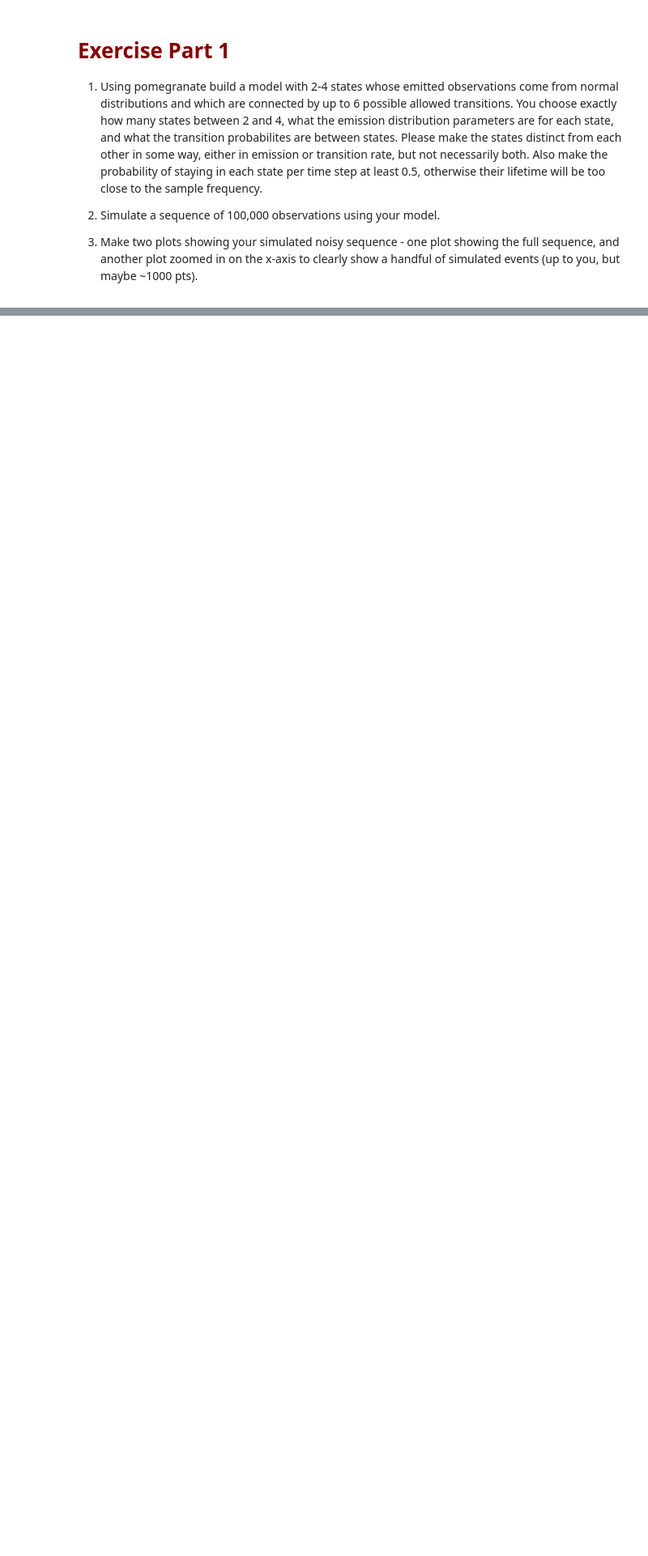
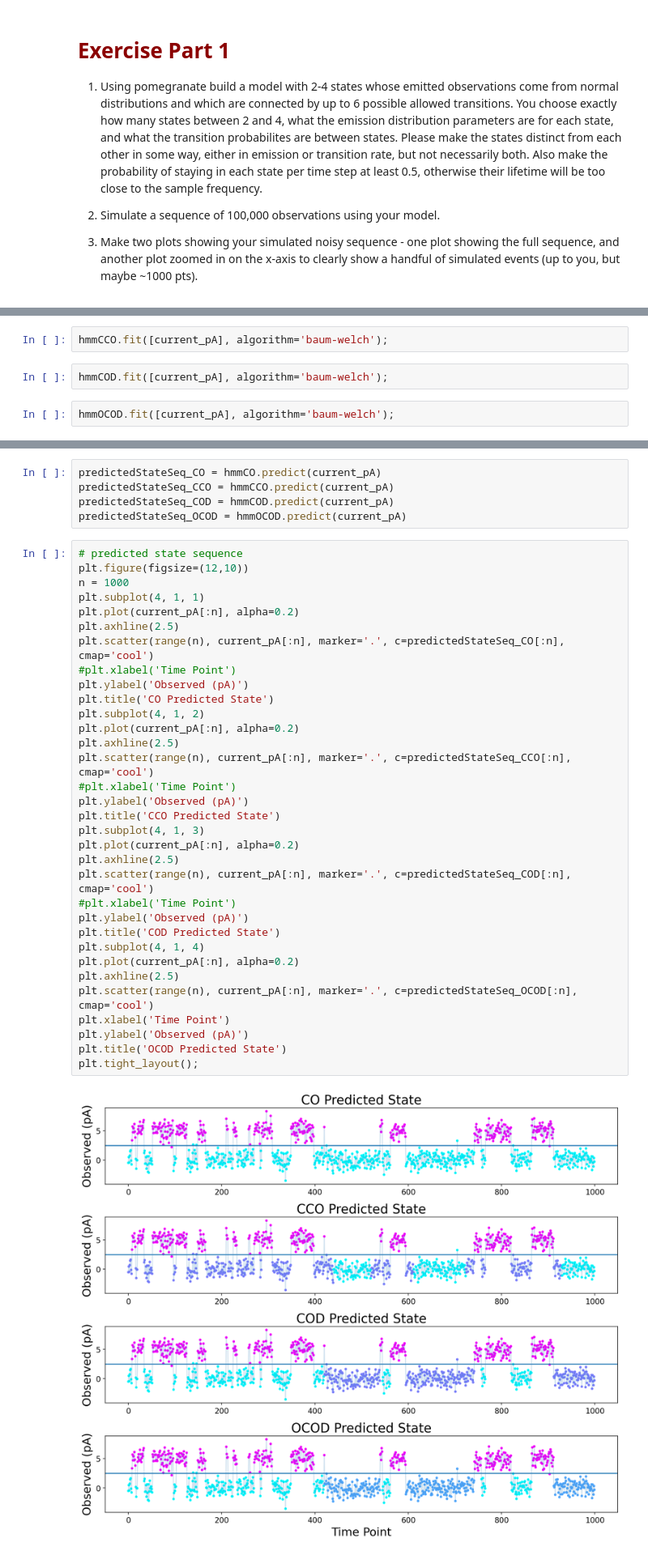
Before and after one commit to marcel-goldschen-ohm/NEU-365P-385L-Spring-2022, a Jupyter notebook: lectures/13 - hidden markov models/hidden-markov-models.ipynb, the cells around one changed output, grey strips where cells are left out. Shown at 81% size. Cells and saved outputs as stored; diff of their text form; blank space fills up the shorter version.

```diff
--- a/lectures/13 - hidden markov models/hidden-markov-models.ipynb
+++ b/lectures/13 - hidden markov models/hidden-markov-models.ipynb
@@ -520,0 +700,6 @@ The rest of the group will then direct the person sharing their simulated data t
+# %%
+hmmCCO.fit([current_pA], algorithm='baum-welch');
+# %%
+hmmCOD.fit([current_pA], algorithm='baum-welch');
+# %%
+hmmOCOD.fit([current_pA], algorithm='baum-welch');
@@ -520,0 +742,40 @@ The rest of the group will then direct the person sharing their simulated data t
+# %%
+predictedStateSeq_CO = hmmCO.predict(current_pA)
+predictedStateSeq_CCO = hmmCCO.predict(current_pA)
+predictedStateSeq_COD = hmmCOD.predict(current_pA)
+predictedStateSeq_OCOD = hmmOCOD.predict(current_pA)
+# %%
+# predicted state sequence
+plt.figure(figsize=(12,10))
+n = 1000
+plt.subplot(4, 1, 1)
+plt.plot(current_pA[:n], alpha=0.2)
+plt.axhline(2.5)
+plt.scatter(range(n), current_pA[:n], marker='.', c=predictedStateSeq_CO[:n], cmap='cool')
+#plt.xlabel('Time Point')
+plt.ylabel('Observed (pA)')
+plt.title('CO Predicted State')
+plt.subplot(4, 1, 2)
+plt.plot(current_pA[:n], alpha=0.2)
+plt.axhline(2.5)
+plt.scatter(range(n), current_pA[:n], marker='.', c=predictedStateSeq_CCO[:n], cmap='cool')
+#plt.xlabel('Time Point')
+plt.ylabel('Observed (pA)')
+plt.title('CCO Predicted State')
+plt.subplot(4, 1, 3)
+plt.plot(current_pA[:n], alpha=0.2)
+plt.axhline(2.5)
+plt.scatter(range(n), current_pA[:n], marker='.', c=predictedStateSeq_COD[:n], cmap='cool')
+#plt.xlabel('Time Point')
+plt.ylabel('Observed (pA)')
+plt.title('COD Predicted State')
+plt.subplot(4, 1, 4)
+plt.plot(current_pA[:n], alpha=0.2)
+plt.axhline(2.5)
+plt.scatter(range(n), current_pA[:n], marker='.', c=predictedStateSeq_OCOD[:n], cmap='cool')
+plt.xlabel('Time Point')
+plt.ylabel('Observed (pA)')
+plt.title('OCOD Predicted State')
+plt.tight_layout();
+# %% [output]
+[figure, added]
```
Also changed, not shown: parts of 54 cells of this notebook, 4 other files.
